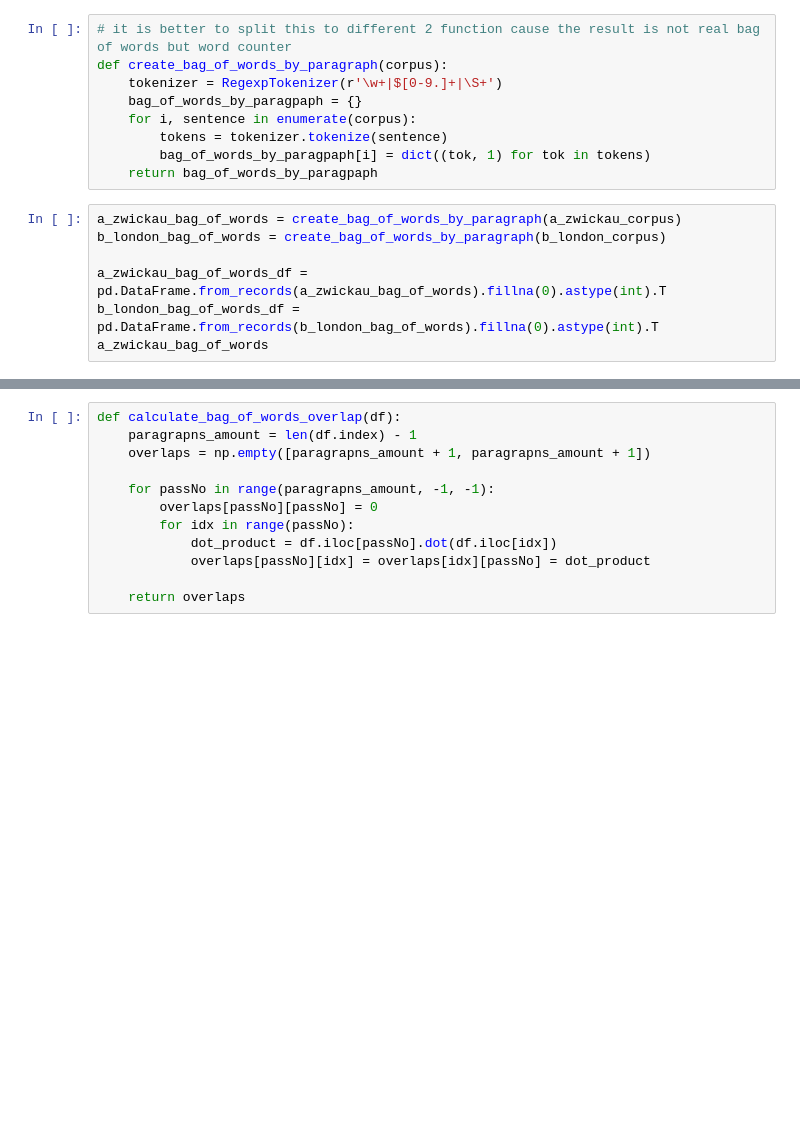
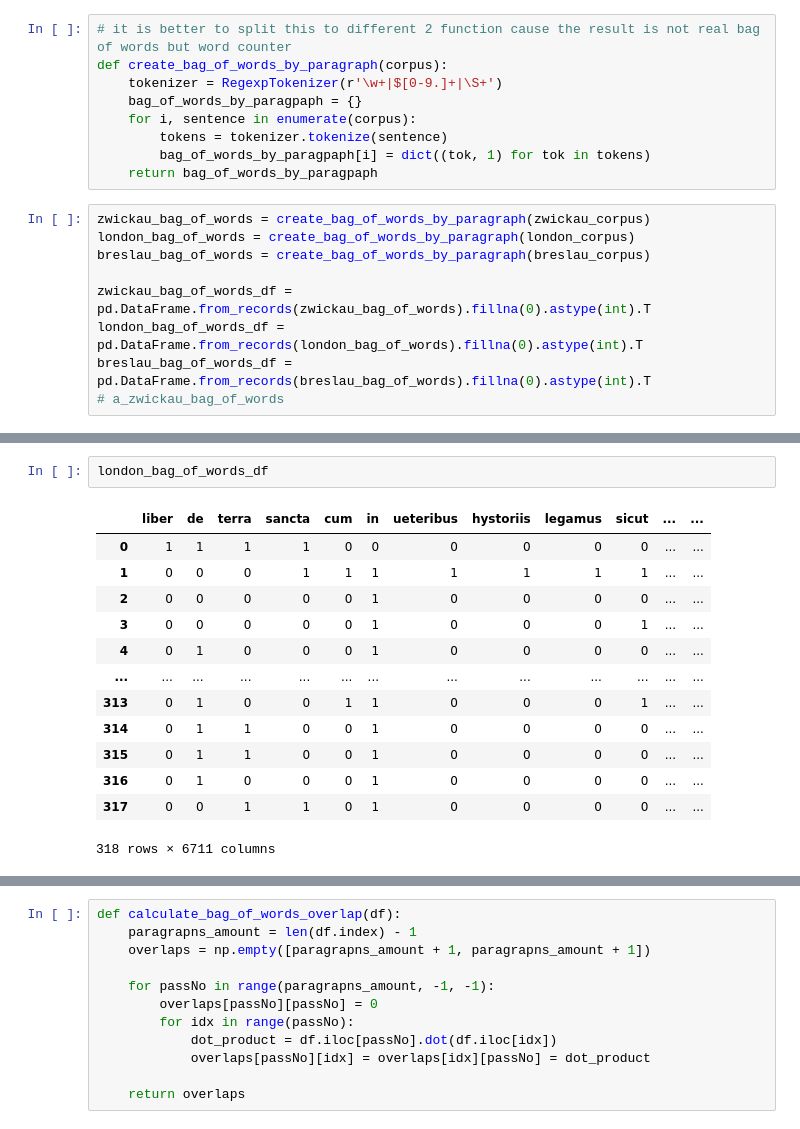
Before and after one commit to sashaaKr/thesis, a Jupyter notebook: notebooks/first_play_with_data.ipynb, the cells around one changed output, grey strips where cells are left out. Drawn from its saved outputs; the diff is of its cells as text; blank space fills up the shorter version.

```diff
--- a/notebooks/first_play_with_data.ipynb
+++ b/notebooks/first_play_with_data.ipynb
@@ -127,9 +146,11 @@ def create_bag_of_words_by_paragraph(corpus):
         bag_of_words_by_paragpaph[i] = dict((tok, 1) for tok in tokens)
     return bag_of_words_by_paragpaph
 # %%
-a_zwickau_bag_of_words = create_bag_of_words_by_paragraph(a_zwickau_corpus)
-b_london_bag_of_words = create_bag_of_words_by_paragraph(b_london_corpus)
+zwickau_bag_of_words = create_bag_of_words_by_paragraph(zwickau_corpus)
+london_bag_of_words = create_bag_of_words_by_paragraph(london_corpus)
+breslau_bag_of_words = create_bag_of_words_by_paragraph(breslau_corpus)
 
-a_zwickau_bag_of_words_df = pd.DataFrame.from_records(a_zwickau_bag_of_words).fillna(0).astype(int).T
-b_london_bag_of_words_df = pd.DataFrame.from_records(b_london_bag_of_words).fillna(0).astype(int).T
-a_zwickau_bag_of_words
+zwickau_bag_of_words_df = pd.DataFrame.from_records(zwickau_bag_of_words).fillna(0).astype(int).T
+london_bag_of_words_df = pd.DataFrame.from_records(london_bag_of_words).fillna(0).astype(int).T
+breslau_bag_of_words_df = pd.DataFrame.from_records(breslau_bag_of_words).fillna(0).astype(int).T
+# a_zwickau_bag_of_words
@@ -169,0 +173,16 @@ a_zwickau_bag_of_words_df
+# %%
+london_bag_of_words_df
+# %% [output]
+|  | liber | de | terra | sancta | cum | in | ueteribus | hystoriis | legamus | sicut | ... | ... |
+| 0 | 1 | 1 | 1 | 1 | 0 | 0 | 0 | 0 | 0 | 0 | ... | ... |
+| 1 | 0 | 0 | 0 | 1 | 1 | 1 | 1 | 1 | 1 | 1 | ... | ... |
+| 2 | 0 | 0 | 0 | 0 | 0 | 1 | 0 | 0 | 0 | 0 | ... | ... |
+| 3 | 0 | 0 | 0 | 0 | 0 | 1 | 0 | 0 | 0 | 1 | ... | ... |
+| 4 | 0 | 1 | 0 | 0 | 0 | 1 | 0 | 0 | 0 | 0 | ... | ... |
+| ... | ... | ... | ... | ... | ... | ... | ... | ... | ... | ... | ... | ... |
+| 313 | 0 | 1 | 0 | 0 | 1 | 1 | 0 | 0 | 0 | 1 | ... | ... |
+| 314 | 0 | 1 | 1 | 0 | 0 | 1 | 0 | 0 | 0 | 0 | ... | ... |
+| 315 | 0 | 1 | 1 | 0 | 0 | 1 | 0 | 0 | 0 | 0 | ... | ... |
+| 316 | 0 | 1 | 0 | 0 | 0 | 1 | 0 | 0 | 0 | 0 | ... | ... |
+| 317 | 0 | 0 | 1 | 1 | 0 | 1 | 0 | 0 | 0 | 0 | ... | ... |
+318 rows × 6711 columns
```
Also changed, not shown: parts of 17 cells of this notebook, 5 other files.
